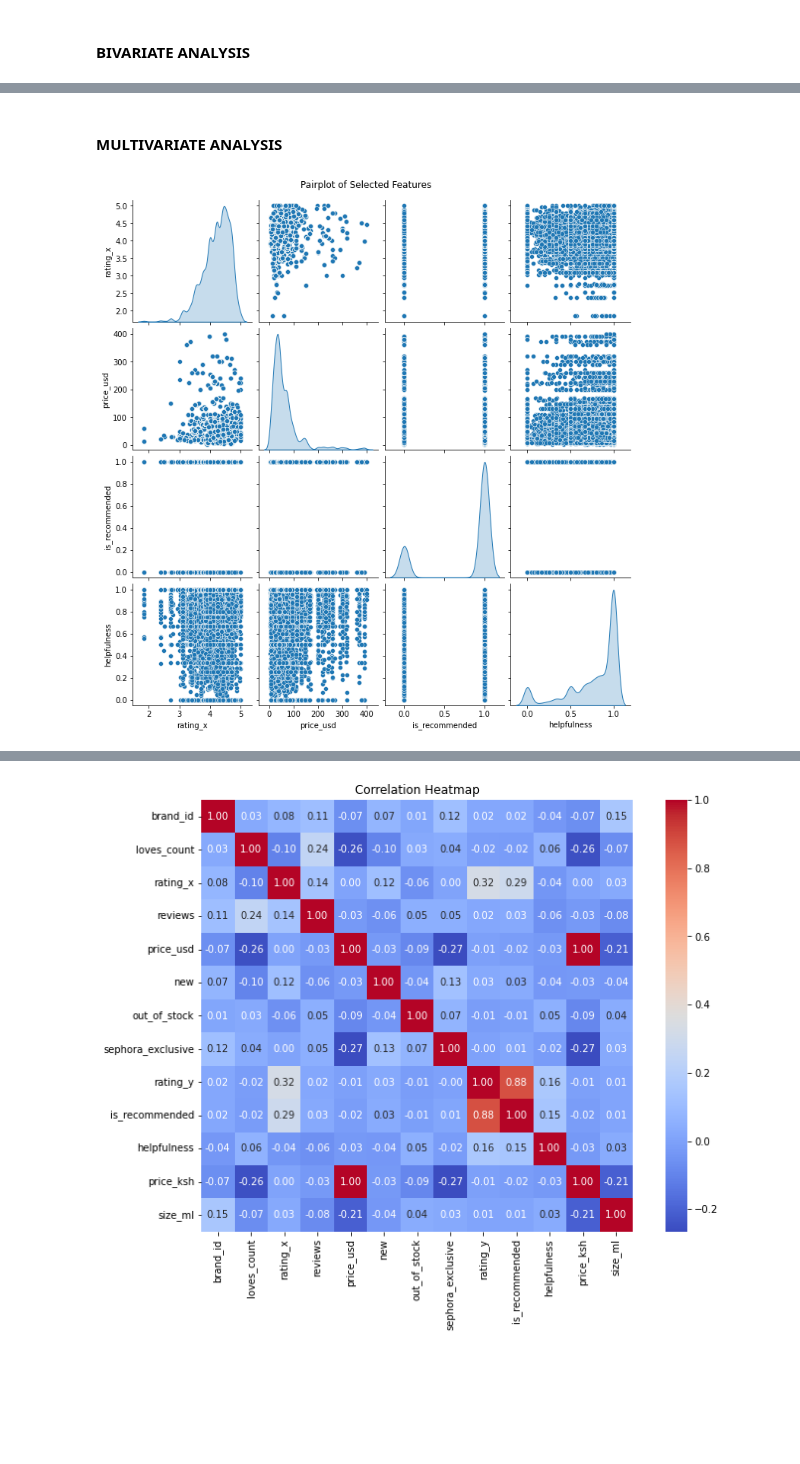
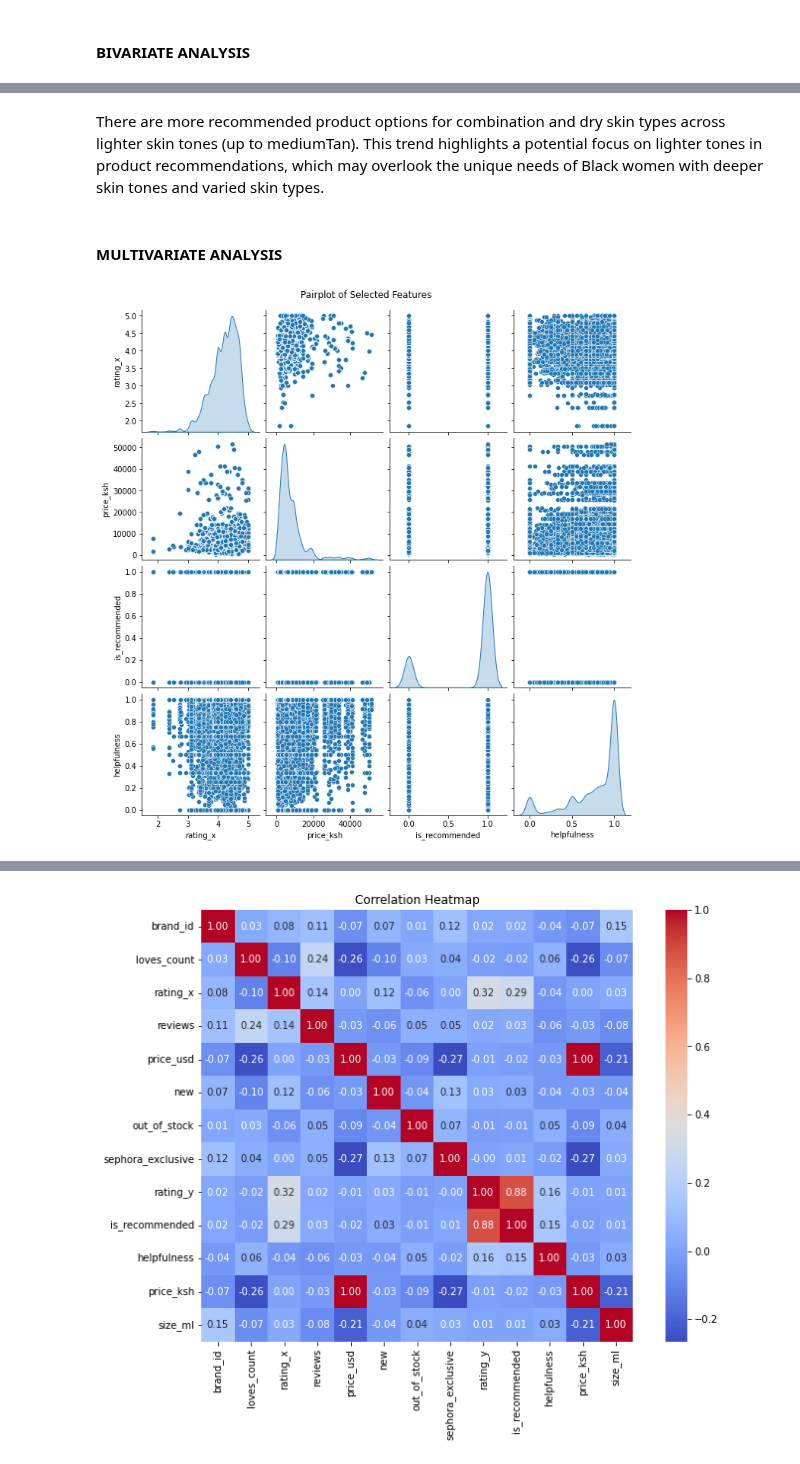
Before and after one commit to ECCHERUIYOT/AI-Powered-Recommendations-For-Melanin-Skin, a Jupyter notebook: index.ipynb, the cells around one changed output, grey strips where cells are left out. Drawn from its saved outputs; the diff is of its cells as text; code cells hidden in the pictures; blank space fills up the shorter version.

```diff
--- a/index.ipynb
+++ b/index.ipynb
@@ -372,10 +444,12 @@ plt.show()
+# %% [markdown]
+There are more recommended product options for combination and dry skin types across lighter skin tones (up to mediumTan). This trend highlights a potential focus on lighter tones in product recommendations, which may overlook the unique needs of Black women with deeper skin tones and varied skin types.
 # %% [markdown]
 #### MULTIVARIATE ANALYSIS
 # %%
 # Pairplot for Selected Features
-selected_features = ['rating_x', 'price_usd', 'is_recommended', 'helpfulness']
+selected_features = ['rating_x', 'price_ksh', 'is_recommended', 'helpfulness']
 sns.pairplot(data[selected_features], diag_kind='kde')
 plt.suptitle('Pairplot of Selected Features', y=1.02)  # Adjust title position
 plt.show()
 # %% [output]
-[figure, old version]
+[figure, new version]
```
Also changed, not shown: parts of 41 cells of this notebook.
